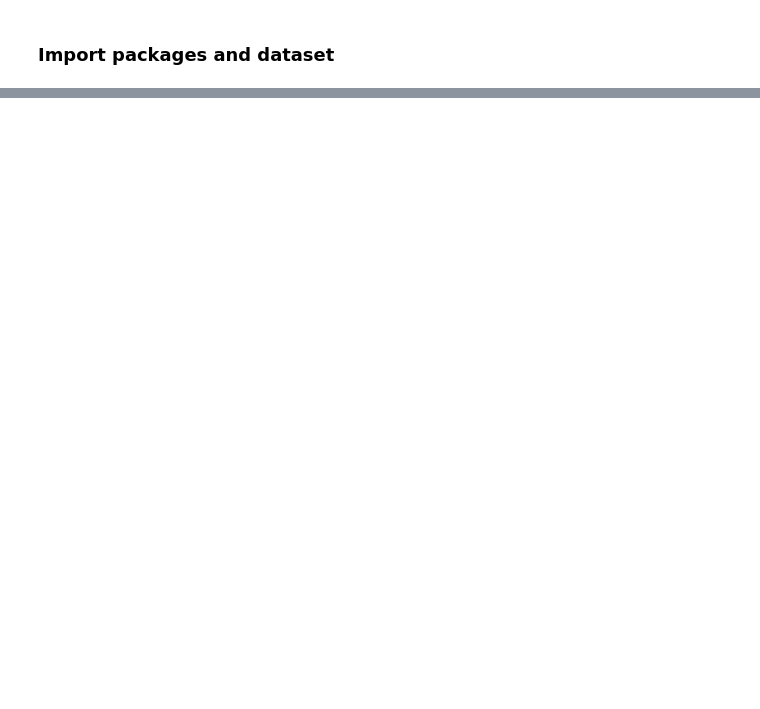
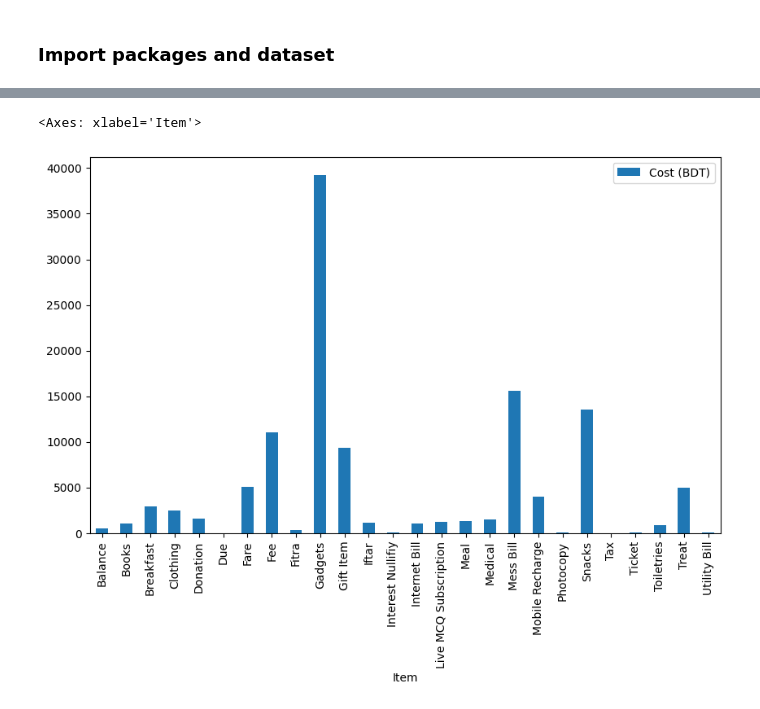
Before and after one commit to foy4748/learn_data_science, a Jupyter notebook: ExpenseAnalysis/ExpenseAnalysis.ipynb, the cells around one changed output, grey strips where cells are left out. Saved outputs shown, nothing was run; the diff lists cells and outputs as text; code cells hidden in the pictures; blank space fills up the shorter version.

```diff
--- a/ExpenseAnalysis/ExpenseAnalysis.ipynb
+++ b/ExpenseAnalysis/ExpenseAnalysis.ipynb
@@ -32,0 +36,4 @@ df
+# %%
+df["Cost (BDT)"].fillna(0, inplace=True)
+df["Item"] = df["Item"].str.strip()
+df.info()
@@ -32,0 +56,3 @@ df
+# %%
+grouped_cost = df.groupby(by=["Item"]).sum()
+grouped_cost
@@ -32,0 +78,5 @@ df
+# %%
+grouped_cost.plot(kind="bar",figsize=(10, 6))
+# %% [output]
+<Axes: xlabel='Item'>
+[figure, added]
```
Also changed, not shown: parts of 4 cells of this notebook, 2 other files.
